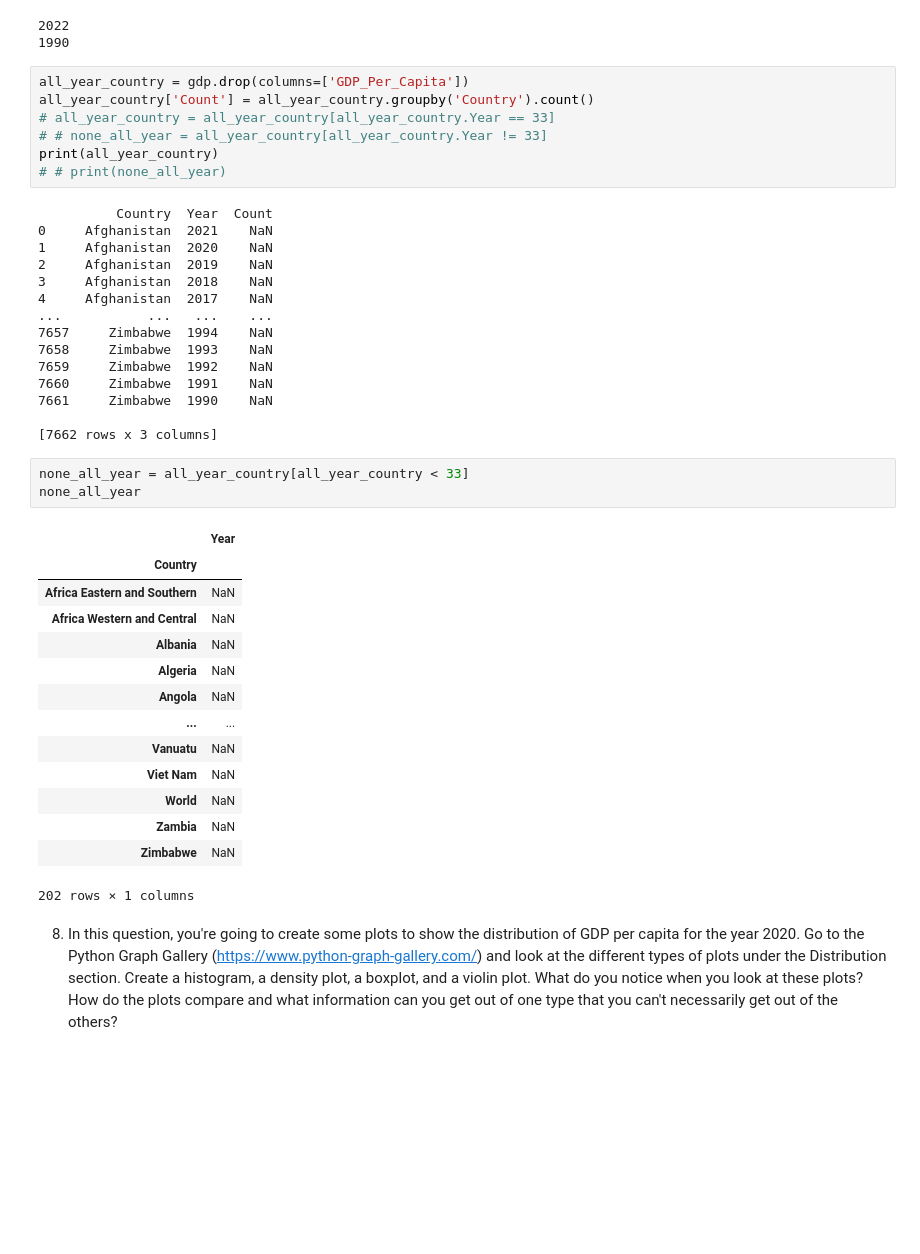
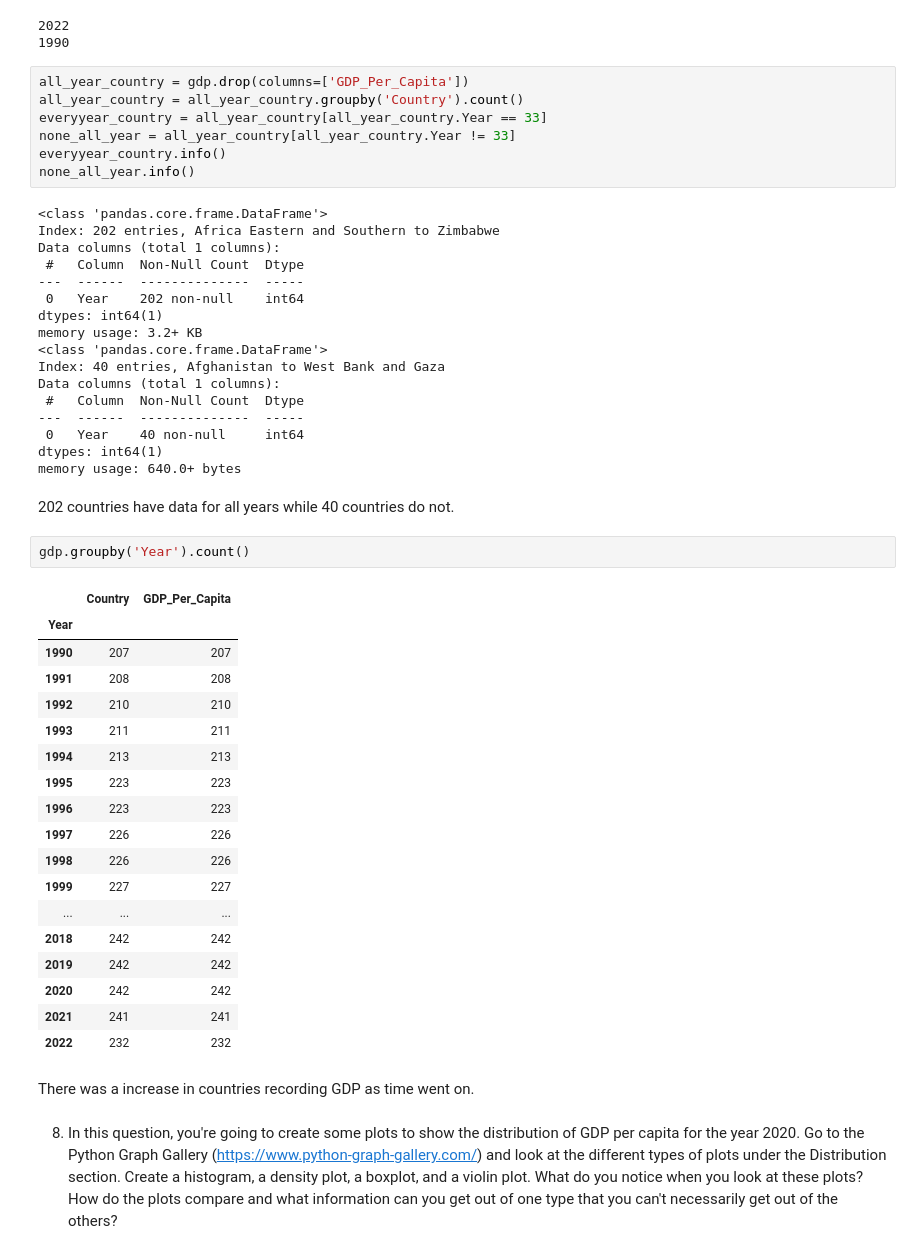
Before and after one commit to NSS-Data-Analytics-Cohort-12/un-python-Zavello, a Jupyter notebook: notebook_UN_Project.ipynb, the cells around one changed output. Saved outputs shown, nothing was run; the diff lists cells and outputs as text; blank space fills up the shorter version.

```diff
--- a/notebook_UN_Project.ipynb
+++ b/notebook_UN_Project.ipynb
@@ -67,44 +67,53 @@ print(min_year)
 1990
 # %%
 all_year_country = gdp.drop(columns=['GDP_Per_Capita'])
-all_year_country['Count'] = all_year_country.groupby('Country').count()
-# all_year_country = all_year_country[all_year_country.Year == 33]
-# # none_all_year = all_year_country[all_year_country.Year != 33]
-print(all_year_country)
-# # print(none_all_year)
+all_year_country = all_year_country.groupby('Country').count()
+everyyear_country = all_year_country[all_year_country.Year == 33]
+none_all_year = all_year_country[all_year_country.Year != 33]
+everyyear_country.info()
+none_all_year.info()
 # %% [output]
-          Country  Year  Count
-0     Afghanistan  2021    NaN
-1     Afghanistan  2020    NaN
-2     Afghanistan  2019    NaN
-3     Afghanistan  2018    NaN
-4     Afghanistan  2017    NaN
-...           ...   ...    ...
-7657     Zimbabwe  1994    NaN
-7658     Zimbabwe  1993    NaN
-7659     Zimbabwe  1992    NaN
-7660     Zimbabwe  1991    NaN
-7661     Zimbabwe  1990    NaN
-
-[7662 rows x 3 columns]
+<class 'pandas.core.frame.DataFrame'>
+Index: 202 entries, Africa Eastern and Southern to Zimbabwe
+Data columns (total 1 columns):
+ #   Column  Non-Null Count  Dtype
+---  ------  --------------  -----
+ 0   Year    202 non-null    int64
+dtypes: int64(1)
+memory usage: 3.2+ KB
+<class 'pandas.core.frame.DataFrame'>
+Index: 40 entries, Afghanistan to West Bank and Gaza
+Data columns (total 1 columns):
+ #   Column  Non-Null Count  Dtype
+---  ------  --------------  -----
+ 0   Year    40 non-null     int64
+dtypes: int64(1)
+memory usage: 640.0+ bytes
+# %% [markdown]
+202 countries have data for all years while 40 countries do not.
 # %%
-none_all_year = all_year_country[all_year_country < 33]
-none_all_year
+gdp.groupby('Year').count()
 # %% [output]
-|  | Year |
-| Country |  |
-| Africa Eastern and Southern | NaN |
-| Africa Western and Central | NaN |
-| Albania | NaN |
-| Algeria | NaN |
-| Angola | NaN |
-| ... | ... |
-| Vanuatu | NaN |
-| Viet Nam | NaN |
-| World | NaN |
-| Zambia | NaN |
-| Zimbabwe | NaN |
+|  | Country | GDP_Per_Capita |
+| Year |  |  |
+| 1990 | 207 | 207 |
+| 1991 | 208 | 208 |
+| 1992 | 210 | 210 |
+| 1993 | 211 | 211 |
+| 1994 | 213 | 213 |
+| 1995 | 223 | 223 |
+| 1996 | 223 | 223 |
+| 1997 | 226 | 226 |
+| 1998 | 226 | 226 |
+| 1999 | 227 | 227 |
+| ... | ... | ... |
+| 2018 | 242 | 242 |
+| 2019 | 242 | 242 |
+| 2020 | 242 | 242 |
+| 2021 | 241 | 241 |
+| 2022 | 232 | 232 |
-202 rows × 1 columns
+# %% [markdown]
+There was a increase in countries recording GDP as time went on.
 # %% [markdown]
 8. In this question, you're going to create some plots to show the distribution of GDP per capita for the year 2020. Go to the Python Graph Gallery (https://www.python-graph-gallery.com/) and look at the different types of plots under the Distribution section. Create a histogram, a density plot, a boxplot, and a violin plot. What do you notice when you look at these plots? How do the plots compare and what information can you get out of one type that you can't necessarily get out of the others?
 # %%
```
Also changed, not shown: parts of 7 cells of this notebook.
